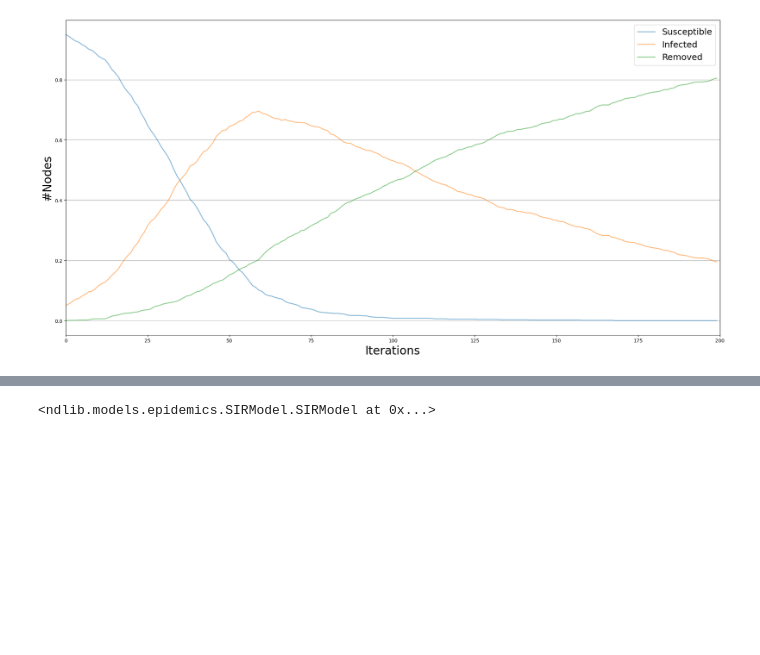
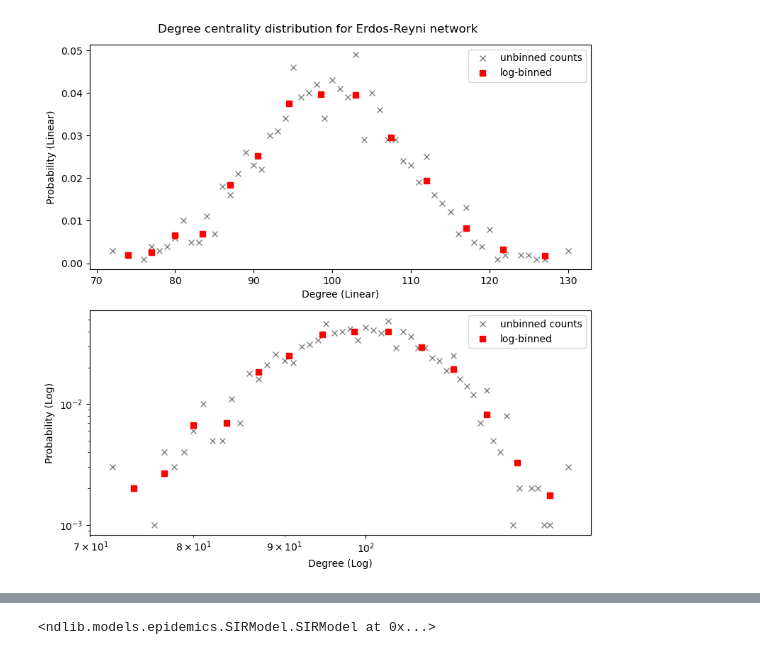
Before and after one commit to matijsv/Assignment2, a Jupyter notebook: part2.ipynb, the cells around one changed output, grey strips where cells are left out. Cells and saved outputs as stored; diff of their text form; code cells hidden in the pictures; blank space fills up the shorter version.

```diff
--- a/part2.ipynb
+++ b/part2.ipynb
@@ -6,8 +6,23 @@ import ndlib.models.epidemics as ep
 import ndlib.models.ModelConfig as mc
 from ndlib.viz.mpl.DiffusionTrend import DiffusionTrend
 from ndlib.viz.mpl.DiffusionPrevalence import DiffusionPrevalence
+# %%
+def logBin(degs, counts, num_bins=40):
+    #based off of https://stackoverflow.com/questions/16489655/plotting-log-binned-network-degree-distributions
+    x_max = np.log10(np.max(degs))
+    y_max = np.log10(np.max(counts))
+    base_max = np.max([x_max,y_max])
+    x_min = np.log10(np.min(degs[degs != 0]))
+
+    bins = np.logspace(x_min,base_max,num=num_bins)
+
+    bin_means_y = (np.histogram(degs,bins,weights=counts)[0] / np.histogram(degs,bins)[0])
+    bin_means_x = (np.histogram(degs,bins,weights=degs)[0] / np.histogram(degs,bins)[0])
+
+    return bin_means_x,bin_means_y
 # %%
 #Parameters
+seed = 42
 
 #Network parameters
 n = 1000 # for all model types, (int) The number of nodes.
@@ -23,36 +38,18 @@ fracI = 0.05
 numIterations = 200
 
 # Network Definition
-g0 = nx.erdos_renyi_graph(n, p)
-g1 = nx.watts_strogatz_graph(n,k,p)
-g2 = nx.barabasi_albert_graph(n,m)
-model_network_names = {g0:'Erdos-Reyni',g1:'Watts-Strogatz',g2:'Barabasi Albert'}
+g0 = nx.erdos_renyi_graph(n, p, seed)
+g1 = nx.watts_strogatz_graph(n, k, p, seed)
+g2 = nx.barabasi_albert_graph(n, m, seed)
+model_network_names = {g0 : 'Erdos-Reyni', g1 : 'Watts-Strogatz', g2 : 'Barabasi Albert'}
 
-#nx.draw(g1)
-#plt.show()
-#nx.draw(g2)
-#plt.show()
-#nx.draw(g3)
-#plt.show()
-# Model Selection
 degree_sequence = np.zeros([3,n])
 for g in [g0,g1,g2]:
     #average fraction that all nodes are connected to
     #high degree, betweenness and closeness, are probably most interesting measures for "interception" opportunities when vaccinating
 
-    print(f'network model:              {model_network_names[g]}')
-    print(f'mean degree centrality=     {np.mean(a=list(nx.degree_centrality(g).values()))}')
-    print(f'max degree centrality=      {np.max(a=list(nx.degree_centrality(g).values()))}')
-    print()
-
-    #degree_sequence[] = sorted((d for n, d in g.degree()), reverse=True)
-
-    #nx.draw(g)
-    #plt.show()
-    #print(*nx.degree_centrality(g).values())
-
     # Model Definition
-    model = ep.SIRModel(g)
+    model = ep.SIRModel(g,seed)
     # Model Configuration
     config = mc.Configuration()
     config.add_model_parameter('beta', sirBeta)
@@ -64,8 +61,63 @@ for g in [g0,g1,g2]:
     iterations = model.iteration_bunch(numIterations,progress_bar=True)
     trends = model.build_trends(iterations)
 
+    #Plotting
+    print(f'Network model:  {model_network_names[g]}')
+    print('---Centrality measures---')
+    print('Degree:')
+    print(f'max     {np.max(a=list(nx.degree_centrality(g).values()))}')
+    print(f'mean    {np.mean(a=list(nx.degree_centrality(g).values()))}')
+    print(f'min     {np.min(a=list(nx.degree_centrality(g).values()))}')
+    print()
+    #Takes far too long to run and is not that useful of a measure
+    #print('Betweenness:')
+    #print(f'max     {np.max(a=list(nx.betweenness_centrality(g).values()))}')
+    #print(f'mean    {np.mean(a=list(nx.betweenness_centrality(g).values()))}')
+    #print(f'min     {np.min(a=list(nx.betweenness_centrality(g).values()))}')
+    #print()
+    print('Closeness:')
+    print(f'max     {np.max(a=list(nx.closeness_centrality(g).values()))}')
+    print(f'mean    {np.mean(a=list(nx.closeness_centrality(g).values()))}')
+    print(f'min     {np.min(a=list(nx.closeness_centrality(g).values()))}')
+
+    #Setting up normalized degree counts
+    degree_sequence = sorted(d for n, d in g.degree())
+    degs, deg_counts = np.unique(degree_sequence, return_counts=True)
+    deg_counts = deg_counts/n
+    #Log binning the degree counts
+    x, y = logBin(degs, deg_counts, 15)
+
+    #Plotting both binned and unbinned
+    fig, ax = plt.subplots(2,1, figsize=[8,8])
+    ax[0].plot(degs, deg_counts, 'x',color='grey',label='unbinned counts')
+    ax[0].plot(x, y, 'rs', label='log-binned')
+    ax[1].loglog(degs, deg_counts, 'x',color='grey',label='unbinned counts')
+    ax[1].loglog(x, y, 'rs', label='log-binned')
+
+    #Power law-ing the barabasi albert graph to see if it's scale-free
+    if g == g2:
+        m, b = np.polyfit(np.log(x[y>=0.001]), np.log(y[y>=0.001]), 1)
+        ax[1].loglog(x,np.exp(m*np.log(x)+b), '--k',label=rf'$\gamma = {round(abs(m),3)}$')
+
+    #More plotting
+    fig.suptitle(f"Degree centrality distribution for {model_network_names[g]} network")
+    ax[0].set_xlabel('Degree (Linear)')
+    ax[1].set_xlabel('Degree (Log)')
+    ax[0].set_ylabel('Probability (Linear)')
+    ax[1].set_ylabel('Probability (Log)')
+    ax[0].legend()
+    ax[1].legend()
+    plt.tight_layout()
+    plt.show()
+
+    #Running the SIR model and plotting results
     viz = DiffusionTrend(model, trends)
     viz.plot()
 
+    viz2 = DiffusionPrevalence(model, trends)
+    viz2.plot()
+
+
+#Resetting the model for next run
 model.reset()
 # %% [output]
@@ -75 +135 @@ max degree centrality=      0.13013013013013014
-[figure, old version]
+[figure, new version]
```
Also changed, not shown: parts of 5 cells of this notebook.
